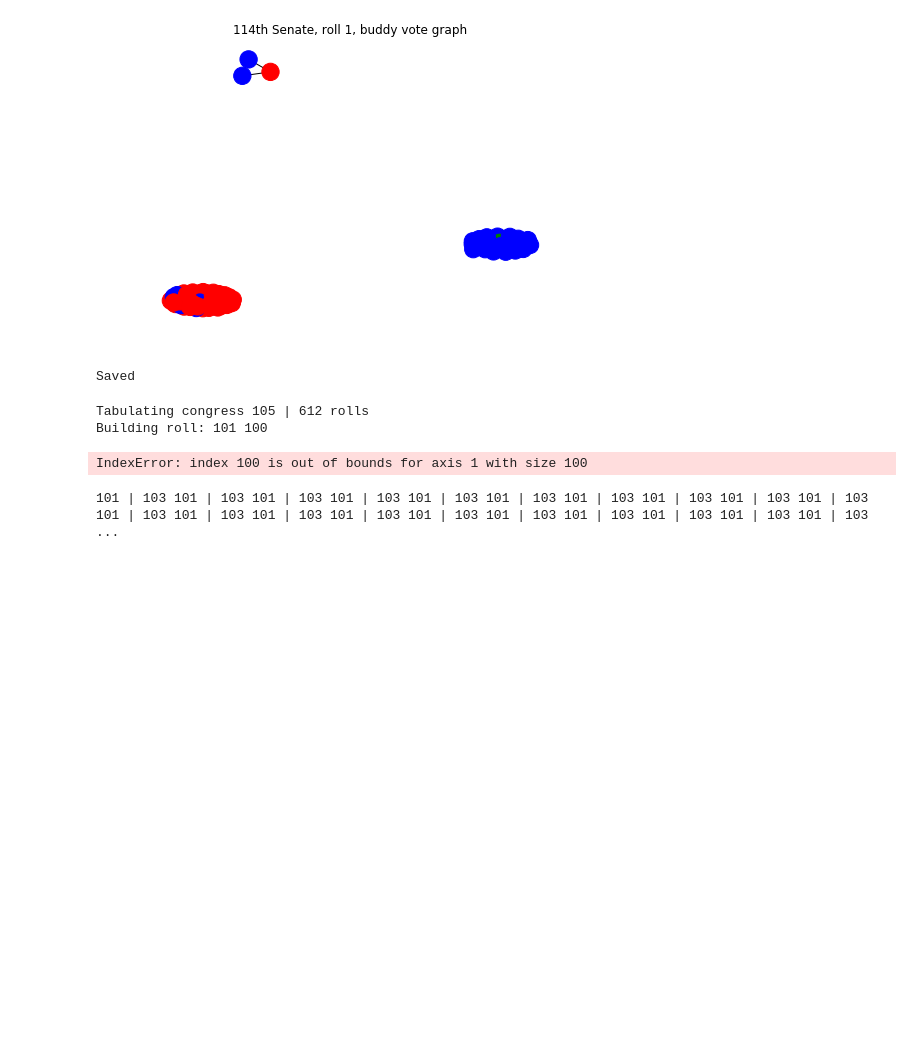
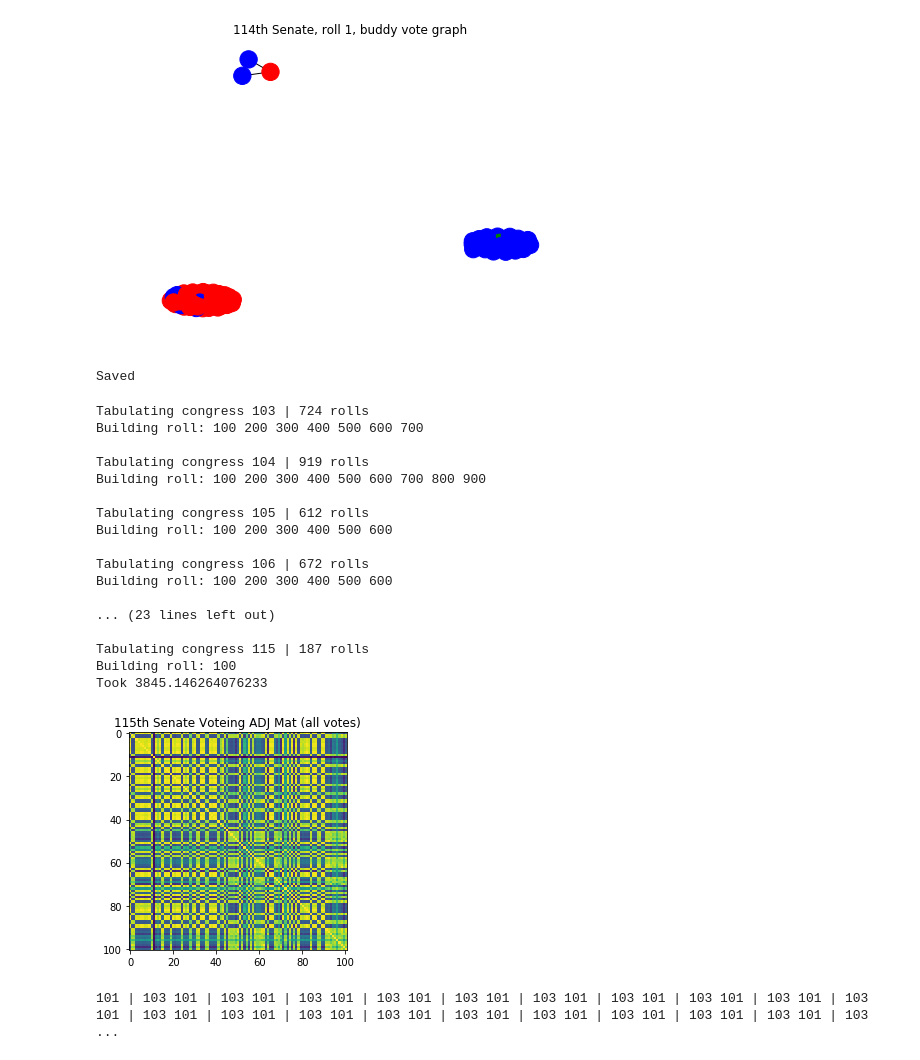
Before and after one commit to kwcooper/congress_analysis, a Jupyter notebook: roll2.ipynb, the cells around one changed output. Saved outputs shown, nothing was run; the diff lists cells and outputs as text; code cells hidden in the pictures; blank space fills up the shorter version.

```diff
--- a/roll2.ipynb
+++ b/roll2.ipynb
@@ -877,8 +946,8 @@ Text(0.5,1,'114th Senate, roll 1, buddy vote graph')
 [figure]
 # %%
 # init save struct (just run once! or overwrite!!!)
-if 0:
-    fNameD = "buddyADJDict.p"
+if 1:
+    fNameD = "buddyADJDict_v2.p"
     pPthName = "/home/wade/Documents/Datasets/congressDicts/" + fNameD
     buddyADJDict = {}
     pickle.dump(buddyADJDict, open( pPthName, "wb" ) )
@@ -888,8 +957,8 @@ Saved
 # %%
 # build voting adj mats for one jk all senate session(s) jk 20 most recent
 start = time.time()
-sve = False
-for congress in range(105,106):
+sve = True
+for congress in range(103,115+1):
     # congress = 114
 
     #num_rolls = len(set(vteSenThresh['rollnumber'])) # 502 rolls
@@ -900,7 +969,7 @@ for congress in range(105,106):
     # let's not use multiple matricies...
 
     print()
-    print('Tabulating congress', congress, '|', num_rolls, 'rolls')
+    print('\nTabulating congress', congress, '|', num_rolls, 'rolls')
 
     # init mat
     buddyTallyMat = np.zeros((num_sen,num_sen))
@@ -911,7 +980,7 @@ for congress in range(105,106):
 
         # grab voting data for a roll
         cst, pty, mem = get_party_votes(congress,roll)
-        print(len(mem), num_sen)
+        #print(len(mem), num_sen)
 
         # for a roll, see which members voted alike
         i_btm = 0
@@ -925,37 +994,54 @@ for congress in range(105,106):
                 j_btm += 1
             i_btm += 1
     if sve:
         #save our hard work! + '_' +
         path = '/home/wade/codingCoop/congress/figs/senate_buddyroll_adjMats/'
-        fname = path + str(congress) + '_r-all_ADJ-W.png'
+        fname = path + str(congress) + '_r-all_ADJ-W_v2.png'
         plt.imshow(buddyTallyMat)
         tle = str(congress) + 'th Senate Voteing ADJ Mat (all votes)'
         plt.title(tle)
         plt.savefig(fname)
 
         # grab the adj dict
-        fNameD = "buddyADJDict.p"
+        fNameD = "buddyADJDict_v2.p"
         pPthName = "/home/wade/Documents/Datasets/congressDicts/" + fNameD
         buddyADJDict = pickle.load( open( pPthName, "rb" ) )
 
         buddyADJDict[congress] = {}
         buddyADJDict[congress]['cst'] = cst
         buddyADJDict[congress]['pty'] = pty
         buddyADJDict[congress]['mem'] = mem
         buddyADJDict[congress]['vADJ'] = buddyTallyMat
 
         # save it again
         pickle.dump(buddyADJDict, open( pPthName, "wb" ) )
 
 
-print('Took', (time.time() - start))
+print('\nTook', (time.time() - start))
 # Took 86.36s for 500 rolls, 1 congress
+# took 277s for 1
+# took 3846.7s for 12?
 #plt.imshow(buddyTallyMat)
 
 # these will need to be normalized somehow to account for the variable number of rolls?
 # %% [output]
+Tabulating congress 103 | 724 rolls
+Building roll: 100 200 300 400 500 600 700
+
+Tabulating congress 104 | 919 rolls
+Building roll: 100 200 300 400 500 600 700 800 900
+
 Tabulating congress 105 | 612 rolls
-Building roll: 101 100
+Building roll: 100 200 300 400 500 600
+
+Tabulating congress 106 | 672 rolls
+Building roll: 100 200 300 400 500 600
+
+... (23 lines left out)
+
+Tabulating congress 115 | 187 rolls
+Building roll: 100
+Took 3845.146264076233
-IndexError: index 100 is out of bounds for axis 1 with size 100
+[figure, added]
 # %%
 # testing: do calls return the same members?
```
Also changed, not shown: parts of 9 cells of this notebook.
